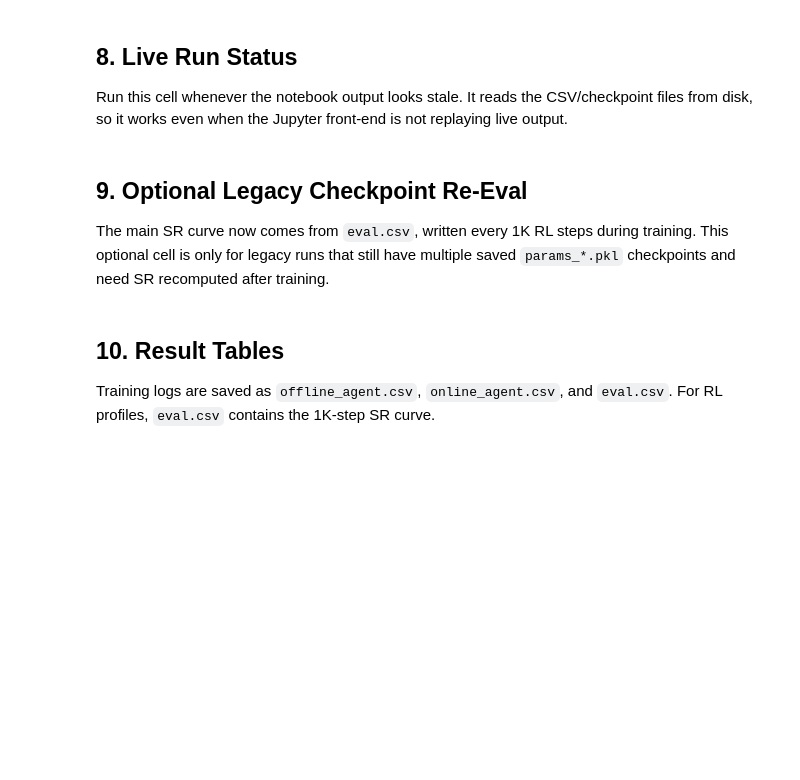
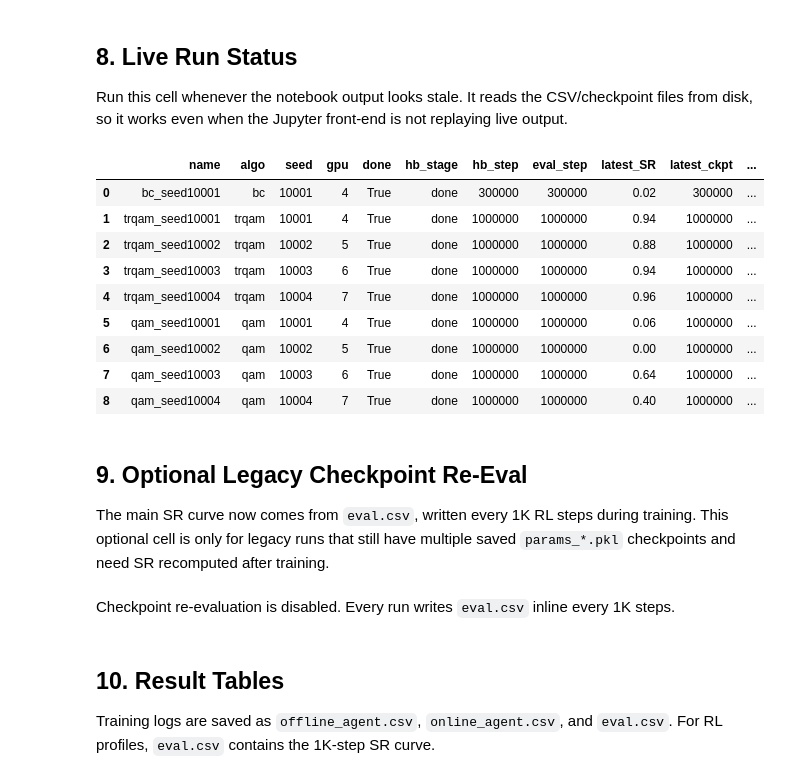
Before and after one commit to 2bhapby/trqam, a Jupyter notebook: TRQAM_Report.ipynb, the cells around one changed output. Drawn from its saved outputs; the diff is of its cells as text; code cells hidden in the pictures; blank space fills up the shorter version.

```diff
--- a/TRQAM_Report.ipynb
+++ b/TRQAM_Report.ipynb
@@ -1732,3 +1705,17 @@ display(status_df)
+# %%
+# Disk-based status snapshot. Safe after a kernel restart (reads files, not RUN_REGISTRY).
+display(disk_status_df())
+# %% [output]
+|  | name | algo | seed | gpu | done | hb_stage | hb_step | eval_step | latest_SR | latest_ckpt | ... |
+| 0 | bc_seed10001 | bc | 10001 | 4 | True | done | 300000 | 300000 | 0.02 | 300000 | ... |
+| 1 | trqam_seed10001 | trqam | 10001 | 4 | True | done | 1000000 | 1000000 | 0.94 | 1000000 | ... |
+| 2 | trqam_seed10002 | trqam | 10002 | 5 | True | done | 1000000 | 1000000 | 0.88 | 1000000 | ... |
+| 3 | trqam_seed10003 | trqam | 10003 | 6 | True | done | 1000000 | 1000000 | 0.94 | 1000000 | ... |
+| 4 | trqam_seed10004 | trqam | 10004 | 7 | True | done | 1000000 | 1000000 | 0.96 | 1000000 | ... |
+| 5 | qam_seed10001 | qam | 10001 | 4 | True | done | 1000000 | 1000000 | 0.06 | 1000000 | ... |
+| 6 | qam_seed10002 | qam | 10002 | 5 | True | done | 1000000 | 1000000 | 0.00 | 1000000 | ... |
+| 7 | qam_seed10003 | qam | 10003 | 6 | True | done | 1000000 | 1000000 | 0.64 | 1000000 | ... |
+| 8 | qam_seed10004 | qam | 10004 | 7 | True | done | 1000000 | 1000000 | 0.40 | 1000000 | ... |
 # %% [markdown]
 ## 9. Optional Legacy Checkpoint Re-Eval
 
@@ -1799,3 +1723,10 @@ else:
+# %%
+# The orchestrated pipeline evaluates inline every 1K steps, so offline checkpoint
+# re-evaluation is unnecessary. This cell is kept as a harmless placeholder.
+RUN_CHECKPOINT_REEVAL = False
+display(Markdown('Checkpoint re-evaluation is disabled. Every run writes `eval.csv` inline every 1K steps.'))
+# %% [output]
+Checkpoint re-evaluation is disabled. Every run writes `eval.csv` inline every 1K steps.
 # %% [markdown]
 ## 10. Result Tables
 
```
Also changed, not shown: parts of 60 cells of this notebook, 15 other files.
